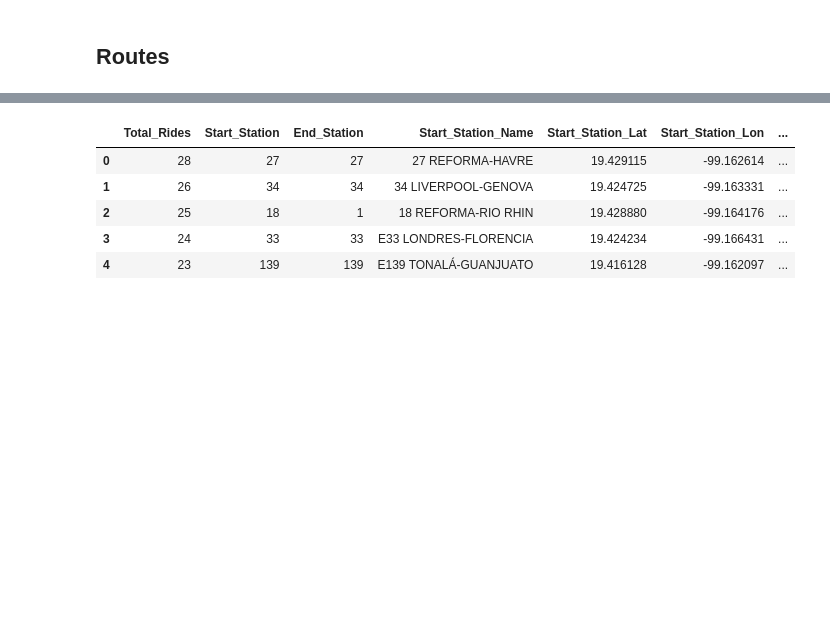
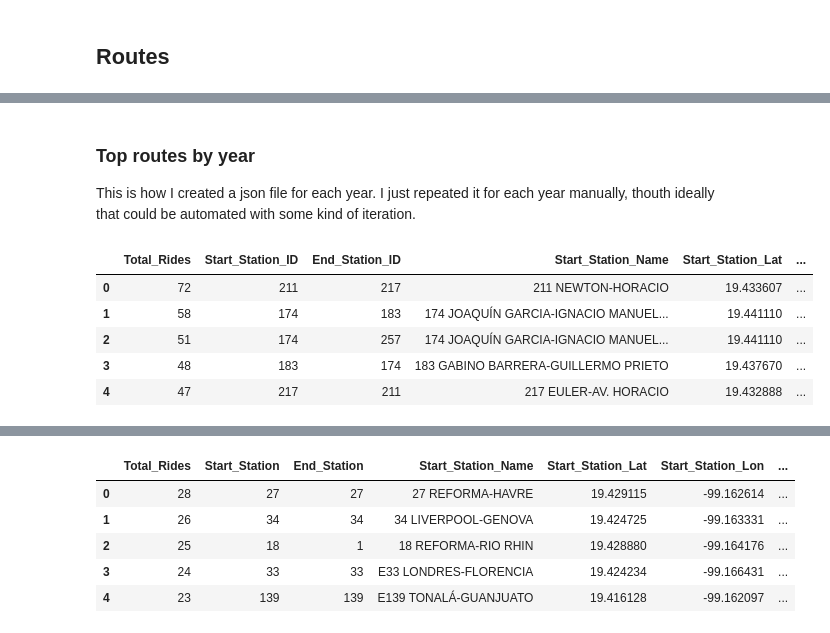
Before and after one commit to mgeffroy/P2-Ecobici_insights_and_recommendations, a Jupyter notebook: Resources/Data/5_Dataset_create_routes.ipynb, the cells around one changed output, grey strips where cells are left out. Saved outputs shown, nothing was run; the diff lists cells and outputs as text; code cells hidden in the pictures; blank space fills up the shorter version.

Commit message:
Cleaned up documentation for the data processing notebooks

```diff
--- a/Resources/Data/5_Dataset_create_routes.ipynb
+++ b/Resources/Data/5_Dataset_create_routes.ipynb
@@ -237,8 +58,0 @@ Total Count of Routes: 945
-# %%
-top_routes_list = []
-
-for (key, value) in top_routes.items():
-   # Check if key is even then add pair to new dictionary
-   top_routes_list.append([value, key[0], key[1]])
-
-top_routes_list
@@ -351,0 +96,4 @@ sorted_unique_routes_2010_df
+# %% [markdown]
+### Top routes by year
+
+This is how I created a json file for each year. I just repeated it for each year manually, thouth ideally that could be automated with some kind of iteration.
@@ -352,3 +118,62 @@ sorted_unique_routes_2010_df
+# %%
+# Filter the viajes by year
+routes_2016 = ecobici_rides_df_test.loc[ecobici_rides_df_test.Usage_Timestamp.dt.year==2016]
+
+# Get the unique routes and their occurrences by calling the helper function above.
+unique_routes_2016 = uniqueRoutes(routes_2016)
+
+# Sort the unique routes dictionary so that top routes are at beginning of list.
+sorted_unique_routes_2016 = dict(sorted(unique_routes_2016.items(), key=lambda item: item[1], reverse=True))
+
+# Reorganize the dictionary of unique routes into a dataframe. This will make it easier to export to json
+#   a few more steps below.
+
+lst = []
+for (key, value) in sorted_unique_routes_2016.items():
+   # Check if key is even then add pair to new dictionary
+   lst.append([value, key[0], key[1]])
+
+# Then rename column names.
+sorted_unique_routes_2016_df = pd.DataFrame(lst, columns=['Total_Rides',
+                                                       'Start_Station_ID',
+                                                       'End_Station_ID'])
+
+# MERGE with the list of stations, so that the station data gets inserted into the list of routes. This
+#  will help later to plot the routes in Leaflet.
+
+# Merge data for the Start Station first.
+sorted_unique_routes_2016_df = pd.merge(sorted_unique_routes_2016_df, stations_sorted, left_on=["Start_Station_ID"],
+                          right_on=["ID"],
+                          how = 'left')
+
+# Merge data for the End Station next.
+sorted_unique_routes_2016_df = pd.merge(sorted_unique_routes_2016_df, stations_sorted, left_on=["End_Station_ID"],
+                          right_on=["ID"],
+                          how = 'left')
+
+# Drop excess columns.
+# sorted_unique_routes_2016_df.drop(['ID_x', 'ID_y'], inplace=True, axis=1)
+
+# Rename a bunch of columns
+sorted_unique_routes_2016_df = sorted_unique_routes_2016_df.rename(columns={"Name_x": "Start_Station_Name",
+                                               'Lat_x' : 'Start_Station_Lat',
+                                               'Lon_x' : 'Start_Station_Lon',
+                                               'districtName_x' : 'Start_Colonia',
+                                               "Name_y": "End_Station_Name",
+                                               'Lat_y' : 'End_Station_Lat',
+                                               'Lon_y' : 'End_Station_Lon',
+                                               'districtName_y' : 'End_Colonia'})
+
+# Send it to JSON
+sorted_unique_routes_2016_df.to_json("Routes/sorted_unique_routes_2016.json", orient='index')
+sorted_unique_routes_2016_df.head()
+# %% [output]
+|  | Total_Rides | Start_Station_ID | End_Station_ID | Start_Station_Name | Start_Station_Lat | ... |
+| 0 | 72 | 211 | 217 | 211 NEWTON-HORACIO | 19.433607 | ... |
+| 1 | 58 | 174 | 183 | 174 JOAQUÍN GARCIA-IGNACIO MANUEL... | 19.441110 | ... |
+| 2 | 51 | 174 | 257 | 174 JOAQUÍN GARCIA-IGNACIO MANUEL... | 19.441110 | ... |
+| 3 | 48 | 183 | 174 | 183 GABINO BARRERA-GUILLERMO PRIETO | 19.437670 | ... |
+| 4 | 47 | 217 | 211 | 217 EULER-AV. HORACIO | 19.432888 | ... |
 # %%
 sorted_unique_routes_2010_df = pd.merge(sorted_unique_routes_2010_df, stations_sorted, left_on=["End_Station"],
                           right_on=["ID"],
```
Also changed, not shown: parts of 22 cells of this notebook, 7 other files.
